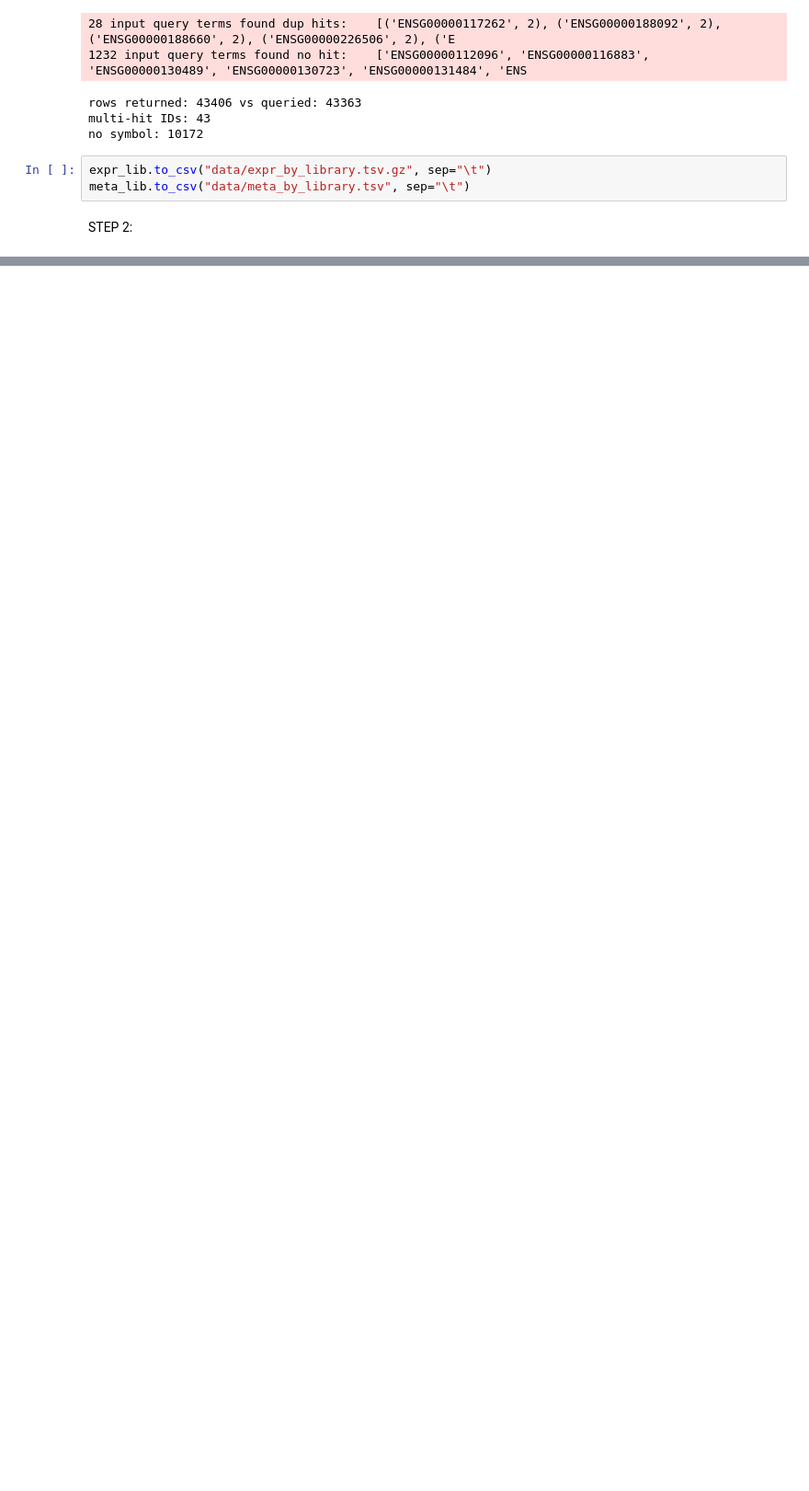
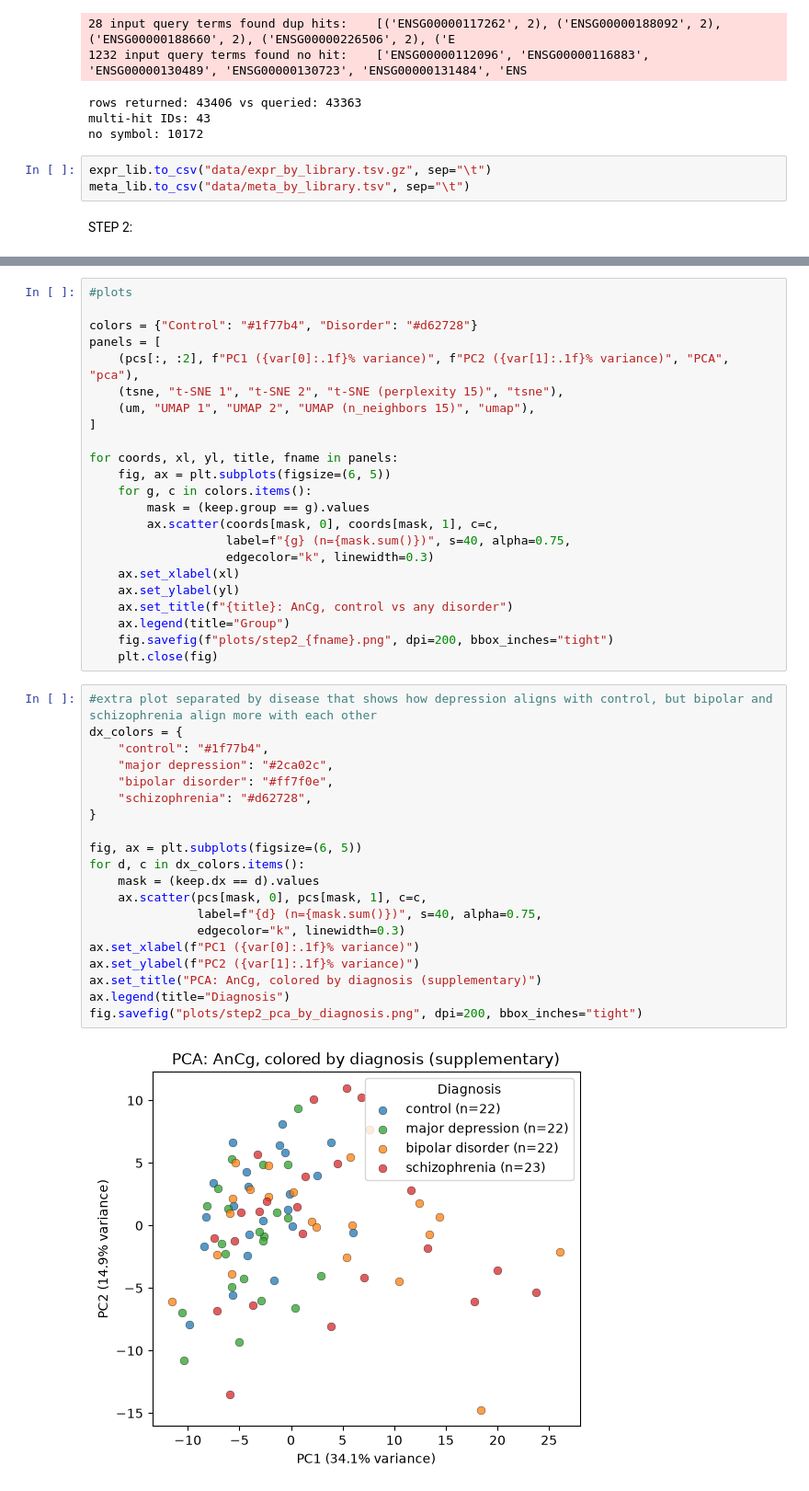
Before and after one commit to vicciv1623/CGS4144-bioinfo_project, a Jupyter notebook: Assignment2_daniel.ipynb, the cells around one changed output, grey strips where cells are left out. Shown at 92% size. Saved outputs shown, nothing was run; the diff lists cells and outputs as text; blank space fills up the shorter version.

Commit message:
up to step 3

```diff
--- a/Assignment2_daniel.ipynb
+++ b/Assignment2_daniel.ipynb
@@ -128,0 +177,45 @@ STEP 2:
+# %%
+#plots
+
+colors = {"Control": "#1f77b4", "Disorder": "#d62728"}
+panels = [
+    (pcs[:, :2], f"PC1 ({var[0]:.1f}% variance)", f"PC2 ({var[1]:.1f}% variance)", "PCA", "pca"),
+    (tsne, "t-SNE 1", "t-SNE 2", "t-SNE (perplexity 15)", "tsne"),
+    (um, "UMAP 1", "UMAP 2", "UMAP (n_neighbors 15)", "umap"),
+]
+
+for coords, xl, yl, title, fname in panels:
+    fig, ax = plt.subplots(figsize=(6, 5))
+    for g, c in colors.items():
+        mask = (keep.group == g).values
+        ax.scatter(coords[mask, 0], coords[mask, 1], c=c,
+                   label=f"{g} (n={mask.sum()})", s=40, alpha=0.75,
+                   edgecolor="k", linewidth=0.3)
+    ax.set_xlabel(xl)
+    ax.set_ylabel(yl)
+    ax.set_title(f"{title}: AnCg, control vs any disorder")
+    ax.legend(title="Group")
+    fig.savefig(f"plots/step2_{fname}.png", dpi=200, bbox_inches="tight")
+    plt.close(fig)
+# %%
+#extra plot separated by disease that shows how depression aligns with control, but bipolar and schizophrenia align more with each other
+dx_colors = {
+    "control": "#1f77b4",
+    "major depression": "#2ca02c",
+    "bipolar disorder": "#ff7f0e",
+    "schizophrenia": "#d62728",
+}
+
+fig, ax = plt.subplots(figsize=(6, 5))
+for d, c in dx_colors.items():
+    mask = (keep.dx == d).values
+    ax.scatter(pcs[mask, 0], pcs[mask, 1], c=c,
+               label=f"{d} (n={mask.sum()})", s=40, alpha=0.75,
+               edgecolor="k", linewidth=0.3)
+ax.set_xlabel(f"PC1 ({var[0]:.1f}% variance)")
+ax.set_ylabel(f"PC2 ({var[1]:.1f}% variance)")
+ax.set_title("PCA: AnCg, colored by diagnosis (supplementary)")
+ax.legend(title="Diagnosis")
+fig.savefig("plots/step2_pca_by_diagnosis.png", dpi=200, bbox_inches="tight")
+# %% [output]
+[figure, added]
```
Also changed, not shown: parts of 16 cells of this notebook.
